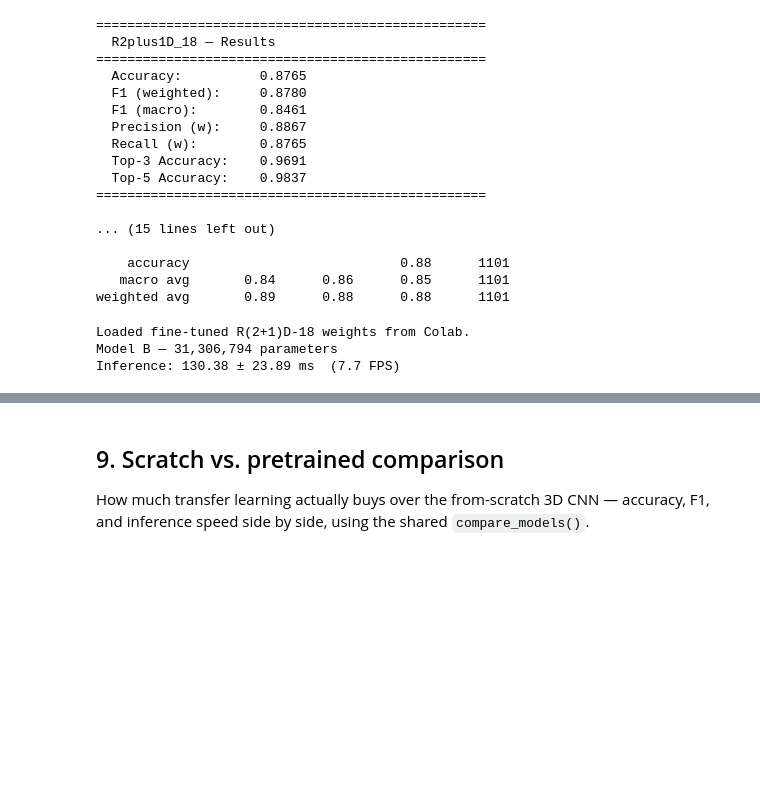
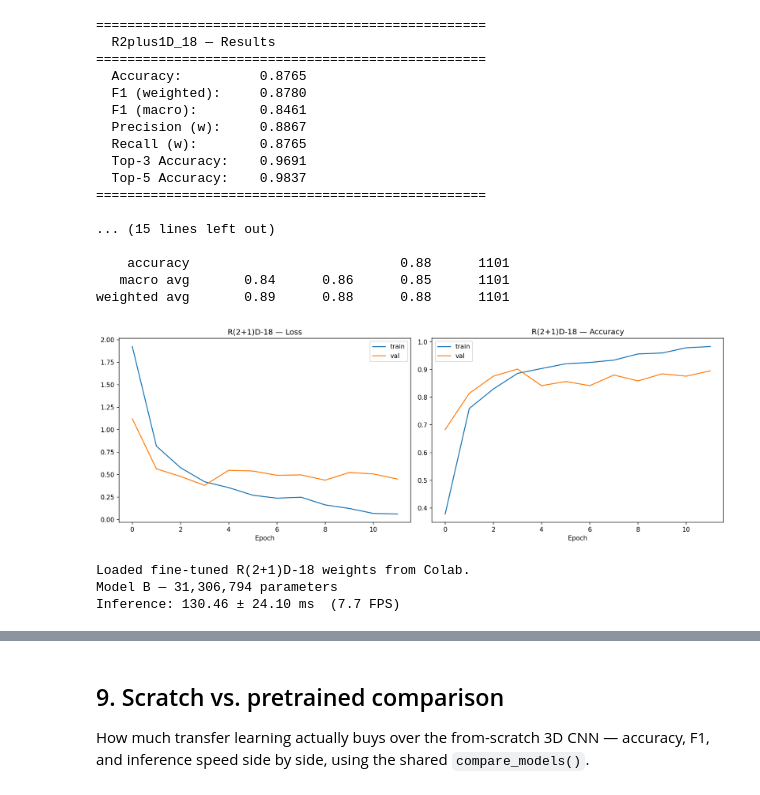
Before and after one commit to lanamatic/video-hand-gesture-recognition, a Jupyter notebook: notebooks/3dcnn_models.ipynb, the cells around one changed output, grey strips where cells are left out. Cells and saved outputs as stored; diff of their text form; code cells hidden in the pictures; blank space fills up the shorter version.

```diff
--- a/notebooks/3dcnn_models.ipynb
+++ b/notebooks/3dcnn_models.ipynb
@@ -316,8 +387,13 @@ results_b = full_evaluation(
     accuracy                           0.88      1101
    macro avg       0.84      0.86      0.85      1101
 weighted avg       0.89      0.88      0.88      1101
+# %%
+from IPython.display import Image
+Image("../results/figures/history_r2plus1d.png")
+# %% [output]
+[figure, added]
 # %%
-model_b.load_state_dict(torch.load("../results/best_r2plus1d.pth", map_location=DEVICE))
+model_b.load_state_dict(torch.load("../data/checkpoints/best_r2plus1d.pth", map_location=DEVICE))
 model_b.eval()
 print("Loaded fine-tuned R(2+1)D-18 weights from Colab.")
 
@@ -336,4 +412,4 @@ print(f"Inference: {timing_b['mean_ms']:.2f} ± {timing_b['std_ms']:.2f} ms  ({t
 # %% [output]
 Loaded fine-tuned R(2+1)D-18 weights from Colab.
 Model B — 31,306,794 parameters
-Inference: 130.38 ± 23.89 ms  (7.7 FPS)
+Inference: 130.46 ± 24.10 ms  (7.7 FPS)
```
Also changed, not shown: parts of 8 cells of this notebook, 4 other files.
